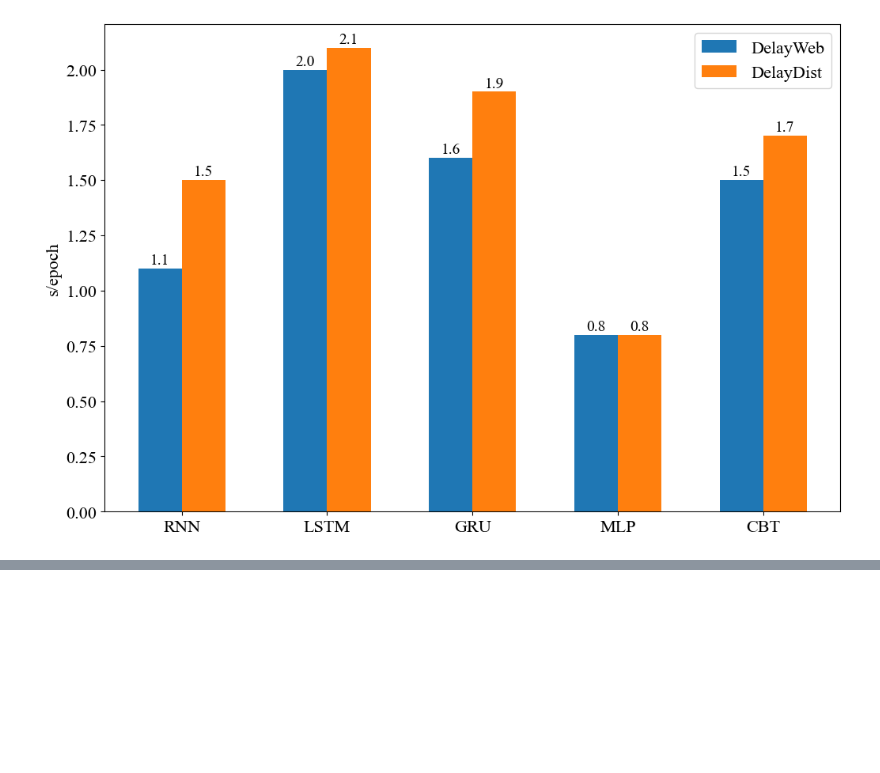
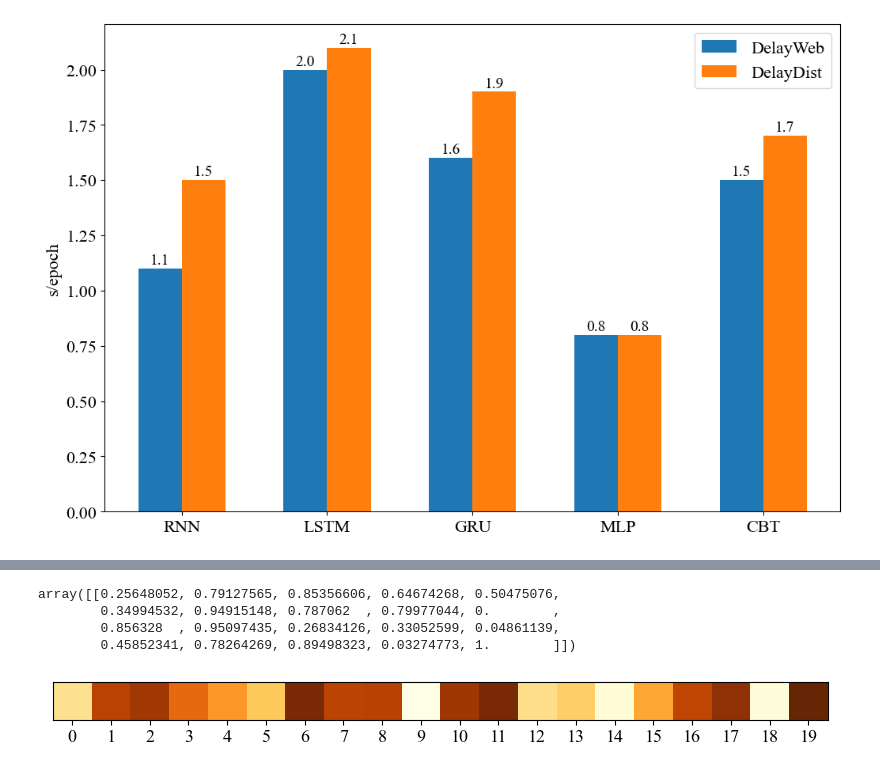
Before and after one commit to XDZhelheim/CSE5005-Project, a Jupyter notebook: pictures/draw_pics.ipynb, the cells around one changed output, grey strips where cells are left out. Drawn from its saved outputs; the diff is of its cells as text; code cells hidden in the pictures; blank space fills up the shorter version.

```diff
--- a/pictures/draw_pics.ipynb
+++ b/pictures/draw_pics.ipynb
@@ -82,0 +149,6 @@ plt.show();
+# %%
+df_user=pd.read_csv("../data/user_distr.csv")
+
+df_20=df_user[:20]
+
+df_20
@@ -82,0 +173,4 @@ plt.show();
+# %%
+df_20["error_with_19"]=abs(df_20["mean"]-df_20.at[19, "mean"])
+
+df_20[["user_id", "mean", "error_with_19"]]
@@ -82,0 +200,23 @@ plt.show();
+# %%
+scaler=MinMaxScaler()
+errors=scaler.fit_transform(df_20["error_with_19"].values.reshape(-1, 1))
+
+errors_1m=1-errors
+errors_1m=errors_1m.T
+
+errors_1m
+# %% [output]
+array([[0.25648052, 0.79127565, 0.85356606, 0.64674268, 0.50475076,
+        0.34994532, 0.94915148, 0.787062  , 0.79977044, 0.        ,
+        0.856328  , 0.95097435, 0.26834126, 0.33052599, 0.04861139,
+        0.45852341, 0.78264269, 0.89498323, 0.03274773, 1.        ]])
+# %%
+plt.figure(figsize=(10, 10))
+plt.imshow(errors_1m, cmap=colormap, vmin=0, vmax=1)
+plt.yticks([])
+plt.xticks(range(end-start), list(map(str, range(start, end))), fontproperties = "Times New Roman", size = 13)
+plt.gca().xaxis.set_ticks_position("bottom")
+plt.savefig("errors.png", dpi=300, bbox_inches="tight")
+plt.show();
+# %% [output]
+[figure, added]
```
Also changed, not shown: parts of 6 cells of this notebook, 7 other files.
